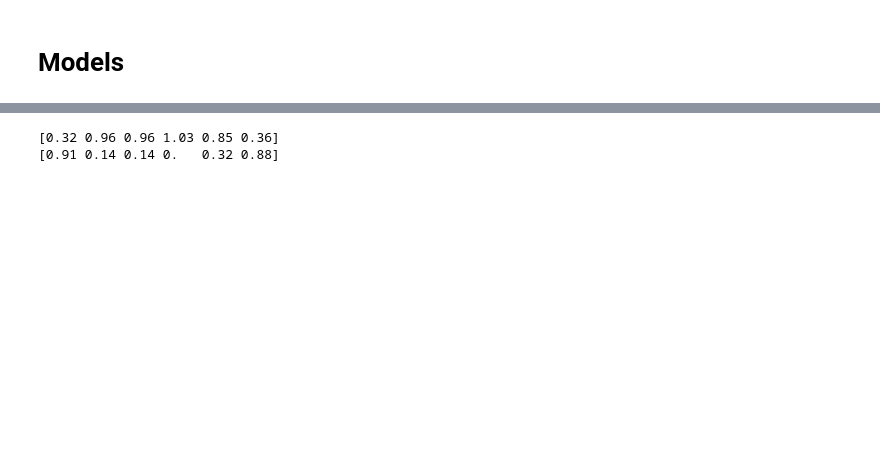
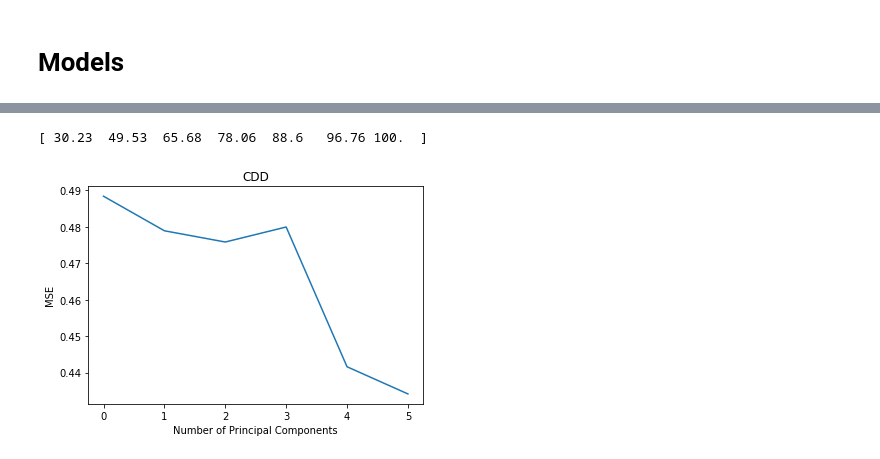
Before and after one commit to TbrBrbs97/mda_heatwaves-cameroon, a Jupyter notebook: Model_Calibration.ipynb, the cells around one changed output, grey strips where cells are left out. Cells and saved outputs as stored; diff of their text form; code cells hidden in the pictures; blank space fills up the shorter version.

```diff
--- a/Model_Calibration.ipynb
+++ b/Model_Calibration.ipynb
@@ -274,30 +278,0 @@ array([ 25.73,  44.22,  58.57,  71.71,  81.41,  88.98,  95.93, 100.01])
-# %%
-#scale predictor variables
-pca_2 = PCA()
-
-X_1reduced = pca_2.fit_transform(pre_process_2.fit_transform(X_1train))
-
-
-#define cross validation method
-cv_1 = RepeatedKFold(n_splits=10, n_repeats=3, random_state=1)
-
-regr_1 = LinearRegression()
-mse_1 = []
-
-# Calculate MSE with only the intercept
-score_1 = -1*model_selection.cross_val_score(regr_1,
-           np.ones((len(X_1reduced),1)), y_1train, cv=cv,
-           scoring='neg_mean_squared_error').mean()
-mse_1.append(score_1)
-
-# Calculate MSE using cross-validation, adding one component at a time
-for i in np.arange(1, 6):
-    score_1 = -1*model_selection.cross_val_score(regr_1,
-               X_1reduced[:,:i], y_1train, cv=cv_1, scoring='neg_mean_squared_error').mean()
-    mse_1.append(score)
-
-# Plot cross-validation results
-plt.plot(mse_1)
-plt.xlabel('Number of Principal Components')
-plt.ylabel('MSE_1')
-plt.title('CDD')
@@ -311,25 +288,33 @@ array([ 30.01,  49.7 ,  65.68,  77.96,  88.62,  96.8 , 100.  ])
+# %%
+scale_predictor_variables.Plot_cross_validation_results()
+# %% [output]
+[ 30.23  49.53  65.68  78.06  88.6   96.76 100.  ]
+[figure, added]
 # %%
-## data with outliers
-########################################################################
-model_1 = RandomForestRegressor(max_depth=15,random_state=0)
-model_2 = LinearRegression(fit_intercept=True)
-model_3 = Ridge(alpha=5)
-model_4 = Lasso(alpha=10)
-model_5 = SVR(C=2.5, epsilon=0.5)
-model_6 = GradientBoostingRegressor(random_state=0)
+class Scoring:
+    def __init__(self,pre_process,X_train,y_train):
+        self.pre_process = pre_process
+        self.X_train = X_train
+        self.y_train = y_train
+    def Score(self):
+        ## data
+        ########################################################################
+        model_1 = RandomForestRegressor(max_depth=15,random_state=0)
+        model_2 = LinearRegression(fit_intercept=True)
+        model_3 = Ridge(alpha=5)
+        model_4 = Lasso(alpha=10)
+        model_5 = SVR(C=2.5, epsilon=0.5)
+        model_6 = GradientBoostingRegressor(random_state=0)
 
-MSE = []
-R2 = []
-for mymodels in [model_1,model_2,model_3,model_4,model_5,model_6]:
-    model_pipeline = Pipeline(steps=[('pre_processing',pre_process),
+        MSE = []
+        R2 = []
+        for mymodels in [model_1,model_2,model_3,model_4,model_5,model_6]:
+            model_pipeline = Pipeline(steps=[('pre_processing',self.pre_process),
                                  ('model', mymodels)
                                  ])
-    model_pipeline.fit(X_train,y_train)
-    MSE.append(mean_squared_error(y_train,model_pipeline.predict(X_train))**0.5)
-    R2.append(r2_score(y_train,model_pipeline.predict(X_train)))
+            model_pipeline.fit(self.X_train,self.y_train)
+            MSE.append(mean_squared_error(self.y_train,model_pipeline.predict(self.X_train))**0.5)
+            R2.append(r2_score(self.y_train,model_pipeline.predict(self.X_train)))
 
-print(np.round(MSE,2))
-print(np.round(R2,2))
+        print(np.round(MSE,2))
+        print(np.round(R2,2))
-# %% [output]
-[0.32 0.96 0.96 1.03 0.85 0.36]
-[0.91 0.14 0.14 0.   0.32 0.88]
```
Also changed, not shown: parts of 28 cells of this notebook.
